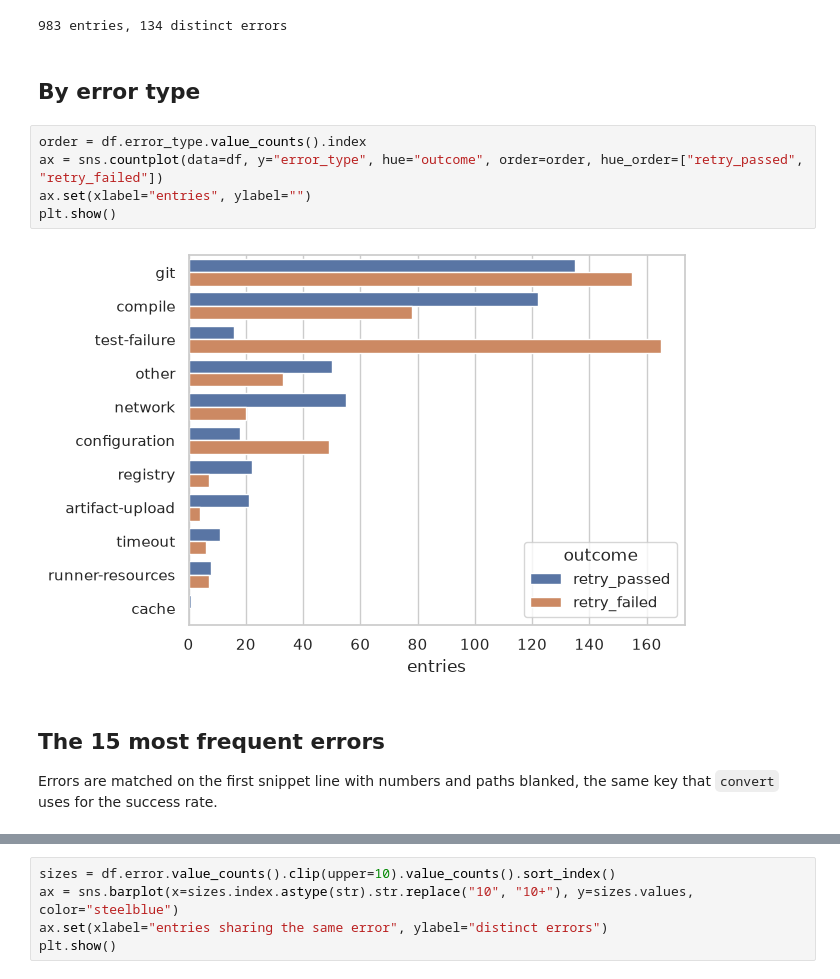
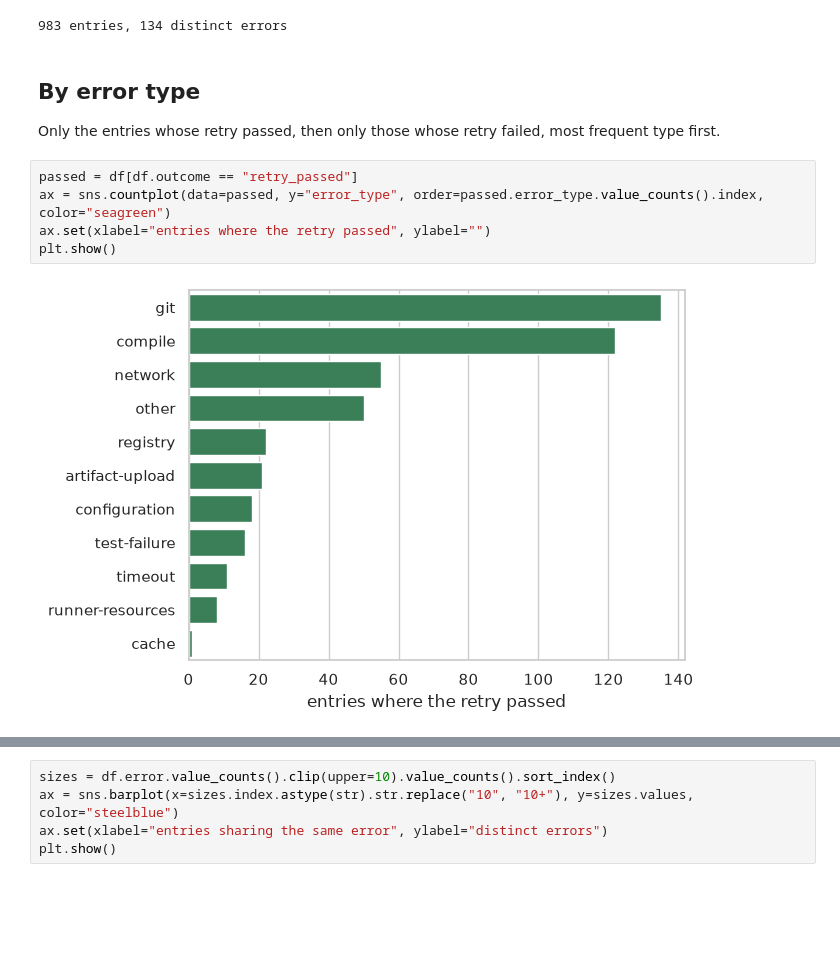
Before and after one commit to vicentebolea/vtk-pipelines-knowledge, a Jupyter notebook: explorations/error_frequency.ipynb, the cells around one changed output, grey strips where cells are left out. Drawn from its saved outputs; the diff is of its cells as text; blank space fills up the shorter version.

Commit message:
Rework the error frequency notebook charts

```diff
--- a/explorations/error_frequency.ipynb
+++ b/explorations/error_frequency.ipynb
@@ -18,14 +18,12 @@ print(len(df), "entries,", df.error.nunique(), "distinct errors")
 983 entries, 134 distinct errors
 # %% [markdown]
 ## By error type
+
+Only the entries whose retry passed, then only those whose retry failed, most frequent type first.
 # %%
-order = df.error_type.value_counts().index
-ax = sns.countplot(data=df, y="error_type", hue="outcome", order=order, hue_order=["retry_passed", "retry_failed"])
-ax.set(xlabel="entries", ylabel="")
+passed = df[df.outcome == "retry_passed"]
+ax = sns.countplot(data=passed, y="error_type", order=passed.error_type.value_counts().index, color="seagreen")
+ax.set(xlabel="entries where the retry passed", ylabel="")
 plt.show()
 # %% [output]
-[figure, old version]
+[figure, new version]
-# %% [markdown]
-## The 15 most frequent errors
-
-Errors are matched on the first snippet line with numbers and paths blanked, the same key that `convert` uses for the success rate.
```
Also changed, not shown: parts of 9 cells of this notebook.
